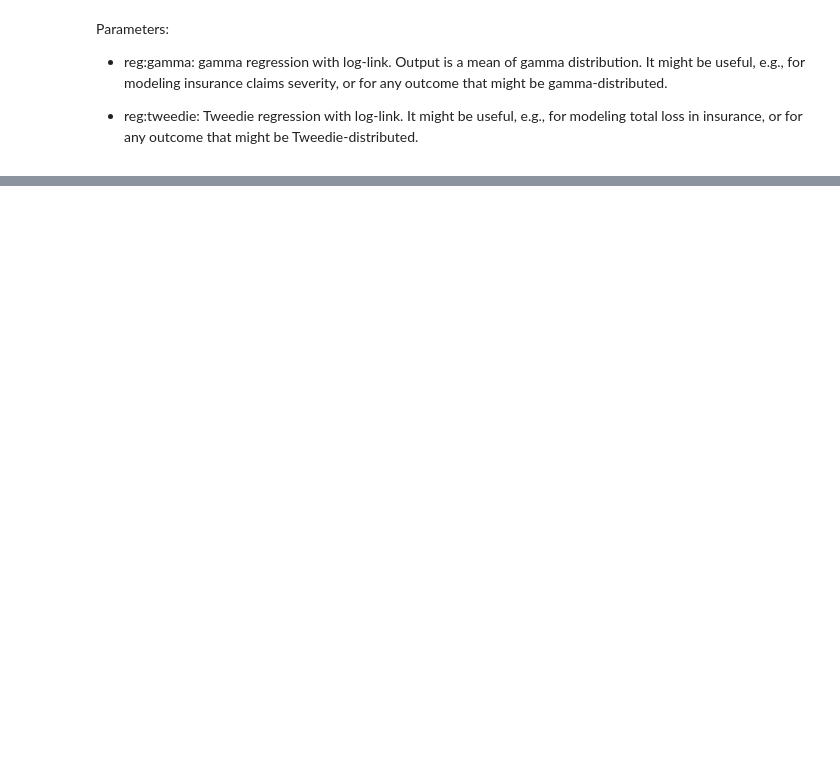
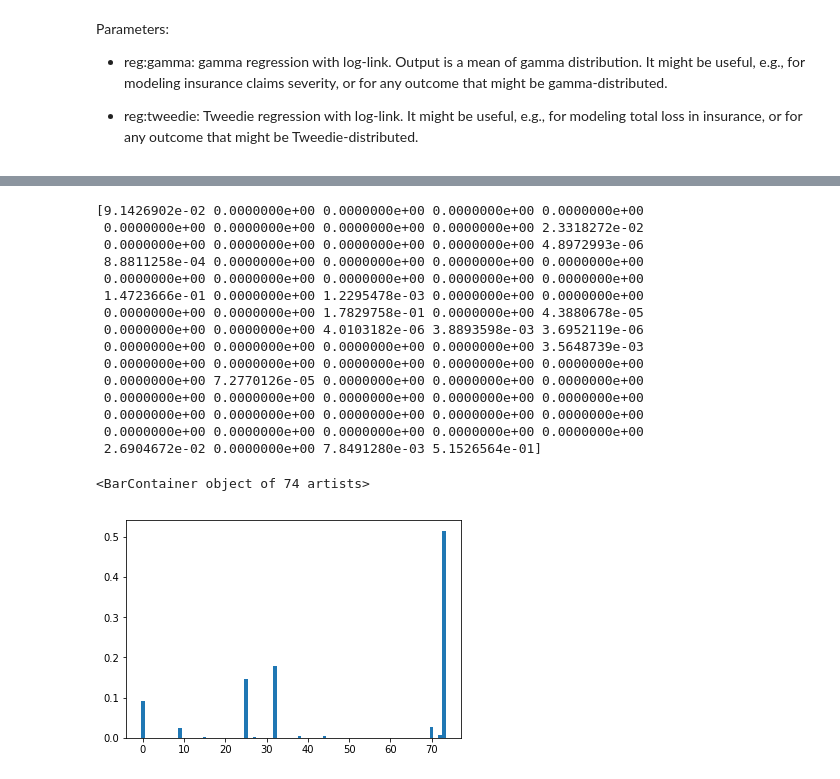
Before and after one commit to amanveer/FSI, a Jupyter notebook: insurance-claim-frequency-prediction.ipynb, the cells around one changed output, grey strips where cells are left out. Cells and saved outputs as stored; diff of their text form; code cells hidden in the pictures; blank space fills up the shorter version.

```diff
--- a/insurance-claim-frequency-prediction.ipynb
+++ b/insurance-claim-frequency-prediction.ipynb
@@ -679,0 +771,22 @@ ModuleNotFoundError: No module named 'xgboost'
+# %%
+print(model_XGBRegressor.feature_importances_)
+
+plt.bar(range(len(model_XGBRegressor.feature_importances_)), model_XGBRegressor.feature_importances_)
+# %% [output]
+[9.1426902e-02 0.0000000e+00 0.0000000e+00 0.0000000e+00 0.0000000e+00
+ 0.0000000e+00 0.0000000e+00 0.0000000e+00 0.0000000e+00 2.3318272e-02
+ 0.0000000e+00 0.0000000e+00 0.0000000e+00 0.0000000e+00 4.8972993e-06
+ 8.8811258e-04 0.0000000e+00 0.0000000e+00 0.0000000e+00 0.0000000e+00
+ 0.0000000e+00 0.0000000e+00 0.0000000e+00 0.0000000e+00 0.0000000e+00
+ 1.4723666e-01 0.0000000e+00 1.2295478e-03 0.0000000e+00 0.0000000e+00
+ 0.0000000e+00 0.0000000e+00 1.7829758e-01 0.0000000e+00 4.3880678e-05
+ 0.0000000e+00 0.0000000e+00 4.0103182e-06 3.8893598e-03 3.6952119e-06
+ 0.0000000e+00 0.0000000e+00 0.0000000e+00 0.0000000e+00 3.5648739e-03
+ 0.0000000e+00 0.0000000e+00 0.0000000e+00 0.0000000e+00 0.0000000e+00
+ 0.0000000e+00 7.2770126e-05 0.0000000e+00 0.0000000e+00 0.0000000e+00
+ 0.0000000e+00 0.0000000e+00 0.0000000e+00 0.0000000e+00 0.0000000e+00
+ 0.0000000e+00 0.0000000e+00 0.0000000e+00 0.0000000e+00 0.0000000e+00
+ 0.0000000e+00 0.0000000e+00 0.0000000e+00 0.0000000e+00 0.0000000e+00
+ 2.6904672e-02 0.0000000e+00 7.8491280e-03 5.1526564e-01]
+<BarContainer object of 74 artists>
+[figure, added]
```
Also changed, not shown: parts of 20 cells of this notebook.
